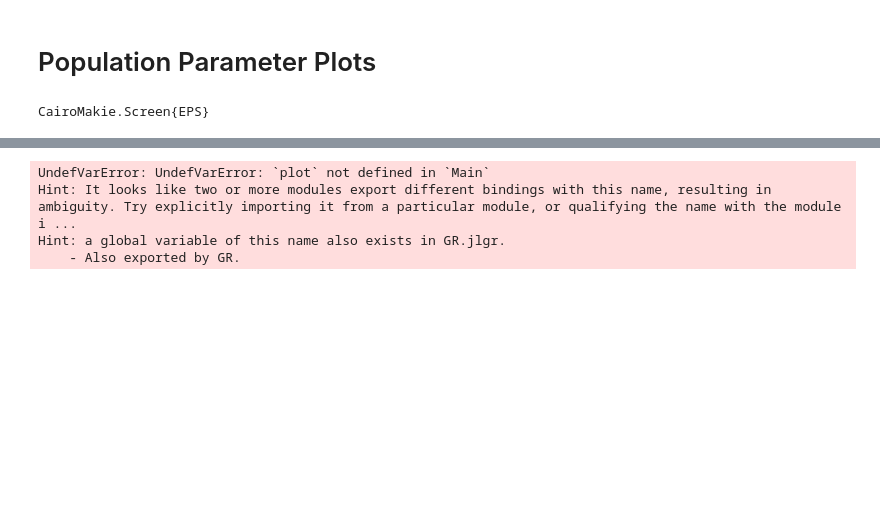
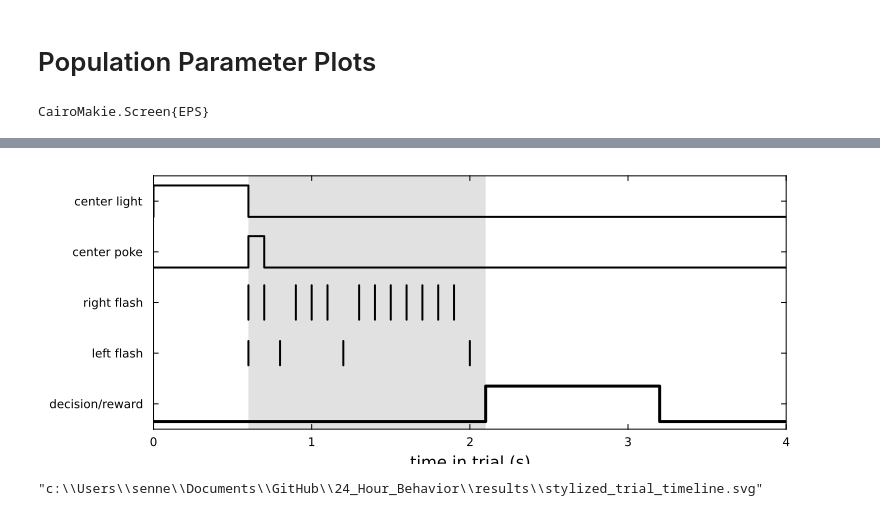
Before and after one commit to depasquale-lab/24_Hour_Behavior, a Jupyter notebook: notebooks/PopulationDDMHMM.ipynb, the cells around one changed output, grey strips where cells are left out. Drawn from its saved outputs; the diff is of its cells as text; code cells hidden in the pictures; blank space fills up the shorter version.

```diff
--- a/notebooks/PopulationDDMHMM.ipynb
+++ b/notebooks/PopulationDDMHMM.ipynb
@@ -895,7 +904,7 @@ hline!(p1, [1.0], alpha=0.4)
 p2 = bar(labels, m_feed, yerror=s_feed, legend=false, title="Feeding-time enrichment", ylabel="Enrichment (× baseline)")
 hline!(p2, [1.0], alpha=0.4)
 
-p = plot(p1, p2, link=:y, layout=(1,2), size=(600, 300), fontfamily="helvetica")
+p = Plots.plot(p1, p2, link=:y, layout=(1,2), size=(600, 300), fontfamily="helvetica")
 
 savefig(p, "../results/population_enrichment.svg")
 # %% [output]
@@ -1097,7 +1256,7 @@ function unique_trial_timeline_stylized(; tmax=4.0,
     n = length(labels)
     y = collect(n:-1:1)
 
-    p = plot(
+    p = Plots.plot(
         xlim=(0, tmax),
         ylim=(0.5, n + 0.5),
         yticks=(1:n, reverse(labels)),
@@ -1112,7 +1271,7 @@ function unique_trial_timeline_stylized(; tmax=4.0,
     function add_rect!(x1, x2, y1, y2; fillα=0.1)
         xs = [x1, x2, x2, x1]
         ys = [y1, y1, y2, y2]
-        plot!(p, Shape(xs, ys);
+        Plots.plot!(p, Shape(xs, ys);
               seriestype=:shape,
               linealpha=0,          # no border
               fillalpha=fillα,
@@ -1128,7 +1287,7 @@ function unique_trial_timeline_stylized(; tmax=4.0,
     end
 
     # Start marker at t=0
-    plot!(p, [0.0, 0.0], [0.5, n + 0.5]; lw=1, color=:black)
+    Plots.plot!(p, [0.0, 0.0], [0.5, n + 0.5]; lw=1, color=:black)
 
     # helpers
     function add_step!(t_on, t_off, yrow; height=step_height, lw=2)
@@ -1136,12 +1295,12 @@ function unique_trial_timeline_stylized(; tmax=4.0,
         t_off = clamp(t_off, 0, tmax)
         t = [0.0, t_on, t_off, tmax]
         v = ([0.0, 0.0, 1.0, 0.0] .* height) .+ (yrow - height/2)
-        plot!(p, t, v; seriestype=:steppre, lw=lw, color=:black)
+        Plots.plot!(p, t, v; seriestype=:steppre, lw=lw, color=:black)
         return nothing
     end
 
     function add_tick!(t, yrow; tick=0.30, cap=0.018, lw=2)
-        plot!(p, [t, t], [yrow - tick, yrow + tick]; lw=lw, color=:black)
+        Plots.plot!(p, [t, t], [yrow - tick, yrow + tick]; lw=lw, color=:black)
         return nothing
     end
 
@@ -1168,34 +1327,32 @@ function unique_trial_timeline_stylized(; tmax=4.0,
             push!(right_flash_times, t)
         else
             push!(left_flash_times, t)
         end
     end
 
     # draw rows
     add_step!(center_light_on, center_light_off, y[1]; lw=2)
     add_step!(center_poke_on,  center_poke_off,  y[2]; lw=2)
 
     add_ticks!(right_flash_times, y[3]; tick=0.34, cap=0.020, lw=2)
     add_ticks!(left_flash_times,  y[4]; tick=0.24, cap=0.014, lw=2)
 
     add_step!(decision_on, reward_off, y[5]; height=0.70, lw=3)
 
     return p
 end
 
 # Example
 p = unique_trial_timeline_stylized(
     tmax=4.0,
     center_light_on=0.0, center_light_off=0.6,
     center_poke_on=0.60, center_poke_off=0.7,
     decision_on=2.10, reward_off=3.20,
     p_right=0.75,
     rng=MersenneTwister(1234),
 )
 display(p)
 savefig(p, "../results/stylized_trial_timeline.svg")
 # %% [output]
+[figure, added]
-UndefVarError: UndefVarError: `plot` not defined in `Main`
-Hint: It looks like two or more modules export different bindings with this name, resulting in ambiguity. Try explicitly importing it from a particular module, or qualifying the name with the module i ...
-Hint: a global variable of this name also exists in GR.jlgr.
-    - Also exported by GR.
+"c:\\Users\\senne\\Documents\\GitHub\\24_Hour_Behavior\\results\\stylized_trial_timeline.svg"
```
Also changed, not shown: parts of 13 cells of this notebook, 15 other files.
